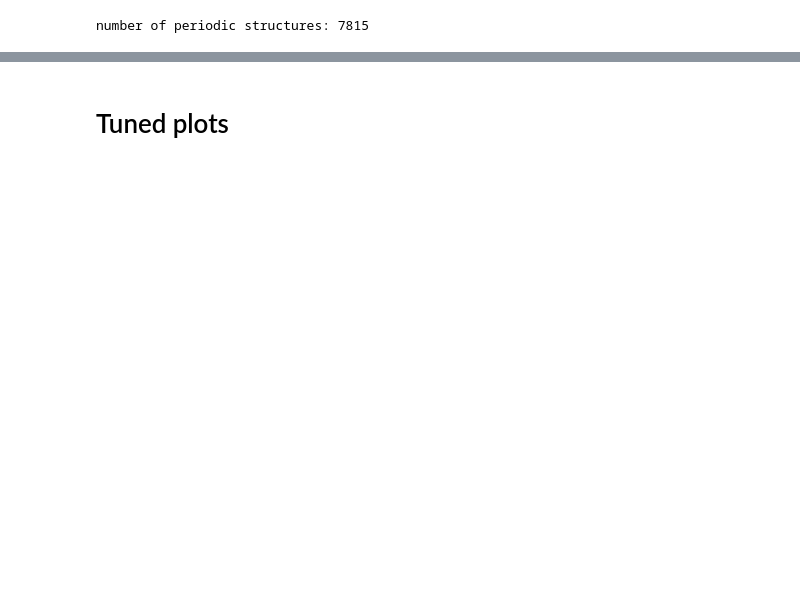
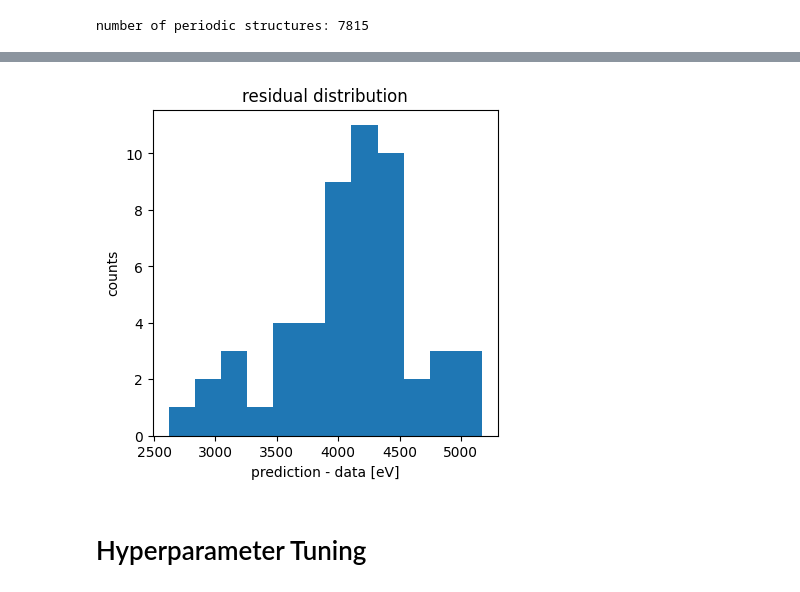
Before and after one commit to jprili/gnn-mlip, a Jupyter notebook: mlip.ipynb, the cells around one changed output, grey strips where cells are left out. Cells and saved outputs as stored; diff of their text form; code cells hidden in the pictures; blank space fills up the shorter version.

```diff
--- a/mlip.ipynb
+++ b/mlip.ipynb
@@ -173,3 +179,22 @@ No artists with labels found to put in legend.  Note that artists whose label st
+# %%
+diff = preds - y
+all_vals = np.append(preds, y)
+
+fig, ax = plt.subplots(
+    nrows = 1,
+    ncols = 1,
+    figsize = (4,4),
+    constrained_layout = True
+)
+
+ax.set_title("residual distribution")
+ax.set_xlabel("prediction - data [eV]")
+ax.set_ylabel("counts")
+ax.hist(diff, bins = 12)
+
+plt.show()
+# %% [output]
+[figure, added]
 # %% [markdown]
-# Tuned plots
+# Hyperparameter Tuning
 # %%
```
Also changed, not shown: parts of 15 cells of this notebook.
